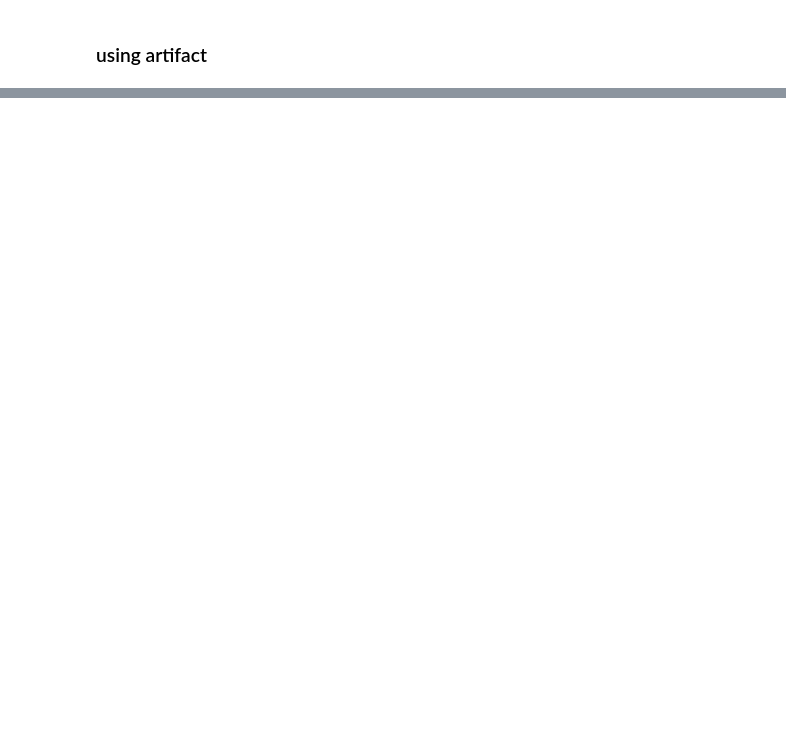
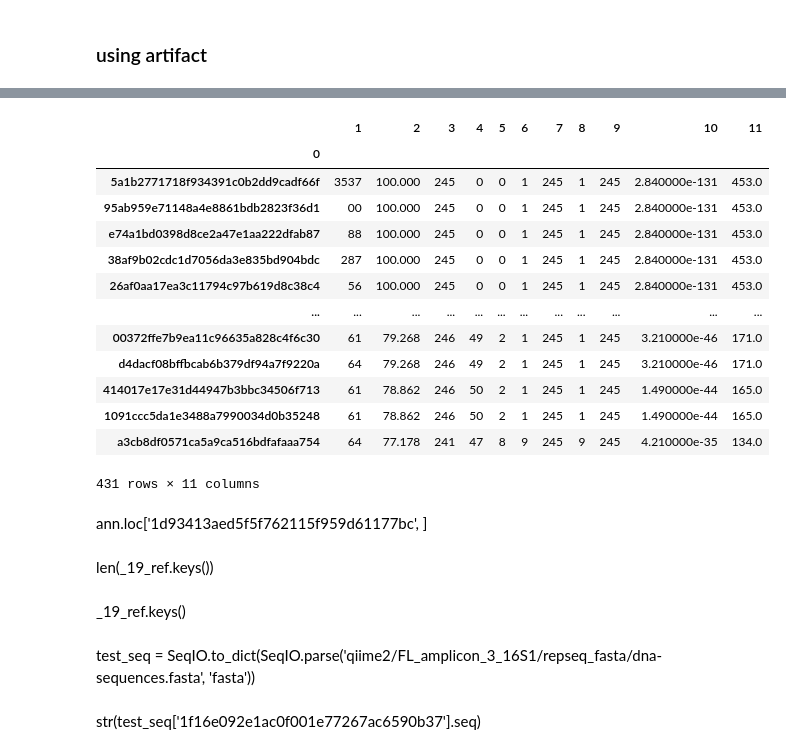
Before and after one commit to JJChenCharly/Microbiome_nearest_seed_annotation, a Jupyter notebook: Nearest_seed_annotation/q2_for_all.ipynb, the cells around one changed output, grey strips where cells are left out. Saved outputs shown, nothing was run; the diff lists cells and outputs as text; code cells hidden in the pictures; blank space fills up the shorter version.

```diff
--- a/Nearest_seed_annotation/q2_for_all.ipynb
+++ b/Nearest_seed_annotation/q2_for_all.ipynb
@@ -879,0 +1047,47 @@ parallel -j 16 qiime tools extract \
+# %%
+ann = pd.read_csv('qiime2/Nearest_seed/op/FL_amplicon_3_16S3.txt',
+                  sep = '\t',
+                  header = None,
+                 dtype = {
+                     0: 'str',
+                     1: 'str',
+                     2: 'float',
+                     3: 'int',
+                     4: 'int',
+                     5: 'int',
+                     6: 'int',
+                     7: 'int',
+                     8: 'int',
+                     9: 'int',
+                     10: 'float',
+                     11: 'float'
+                 },
+                 index_col = 0)
+ann = ann.sort_values([2], ascending = False)
+ann
+# %% [output]
+|  | 1 | 2 | 3 | 4 | 5 | 6 | 7 | 8 | 9 | 10 | 11 |
+| 0 |  |  |  |  |  |  |  |  |  |  |  |
+| 5a1b2771718f934391c0b2dd9cadf66f | 3537 | 100.000 | 245 | 0 | 0 | 1 | 245 | 1 | 245 | 2.840000e-131 | 453.0 |
+| 95ab959e71148a4e8861bdb2823f36d1 | 00 | 100.000 | 245 | 0 | 0 | 1 | 245 | 1 | 245 | 2.840000e-131 | 453.0 |
+| e74a1bd0398d8ce2a47e1aa222dfab87 | 88 | 100.000 | 245 | 0 | 0 | 1 | 245 | 1 | 245 | 2.840000e-131 | 453.0 |
+| 38af9b02cdc1d7056da3e835bd904bdc | 287 | 100.000 | 245 | 0 | 0 | 1 | 245 | 1 | 245 | 2.840000e-131 | 453.0 |
+| 26af0aa17ea3c11794c97b619d8c38c4 | 56 | 100.000 | 245 | 0 | 0 | 1 | 245 | 1 | 245 | 2.840000e-131 | 453.0 |
+| ... | ... | ... | ... | ... | ... | ... | ... | ... | ... | ... | ... |
+| 00372ffe7b9ea11c96635a828c4f6c30 | 61 | 79.268 | 246 | 49 | 2 | 1 | 245 | 1 | 245 | 3.210000e-46 | 171.0 |
+| d4dacf08bffbcab6b379df94a7f9220a | 64 | 79.268 | 246 | 49 | 2 | 1 | 245 | 1 | 245 | 3.210000e-46 | 171.0 |
+| 414017e17e31d44947b3bbc34506f713 | 61 | 78.862 | 246 | 50 | 2 | 1 | 245 | 1 | 245 | 1.490000e-44 | 165.0 |
+| 1091ccc5da1e3488a7990034d0b35248 | 61 | 78.862 | 246 | 50 | 2 | 1 | 245 | 1 | 245 | 1.490000e-44 | 165.0 |
+| a3cb8df0571ca5a9ca516bdfafaaa754 | 64 | 77.178 | 241 | 47 | 8 | 9 | 245 | 9 | 245 | 4.210000e-35 | 134.0 |
+431 rows × 11 columns
+# %% [markdown]
+ann.loc['1d93413aed5f5f762115f959d61177bc', ]
+# %% [markdown]
+len(_19_ref.keys())
+# %% [markdown]
+_19_ref.keys()
+# %% [markdown]
+test_seq = SeqIO.to_dict(SeqIO.parse('qiime2/FL_amplicon_3_16S1/repseq_fasta/dna-sequences.fasta',
+                                     'fasta'))
+# %% [markdown]
+str(test_seq['1f16e092e1ac0f001e77267ac6590b37'].seq)
```
Also changed, not shown: parts of 85 cells of this notebook, 1 other file.
